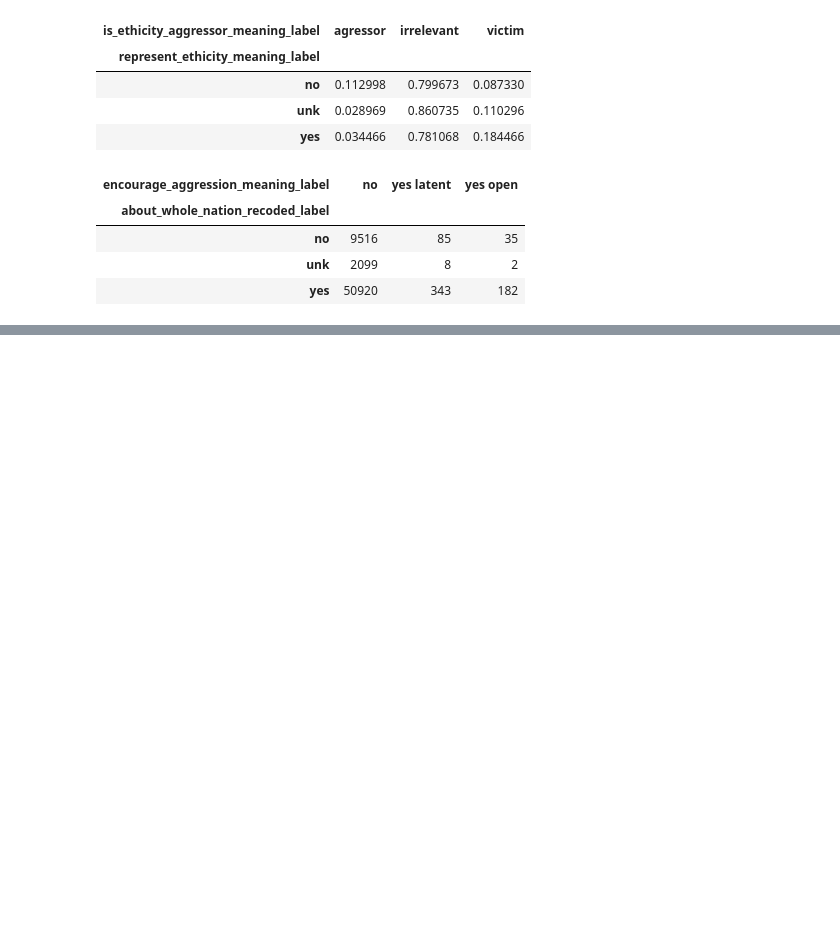
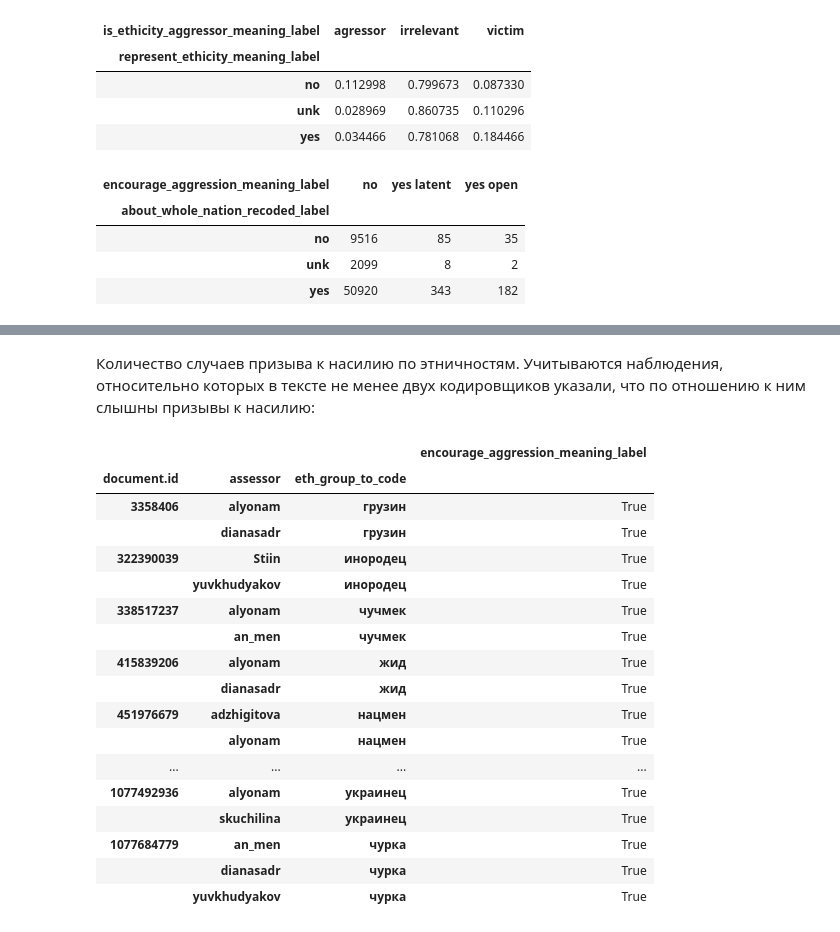
Before and after one commit to i-Hun/phd-thesis-code, a Jupyter notebook: exploration.ipynb, the cells around one changed output, grey strips where cells are left out. Saved outputs shown, nothing was run; the diff lists cells and outputs as text; code cells hidden in the pictures; blank space fills up the shorter version.

```diff
--- a/exploration.ipynb
+++ b/exploration.ipynb
@@ -540,0 +637,4 @@ pd.crosstab(
+# %%
+ids_of_encourage_aggression_posts = a.groupby(["document.id", "eth_group_to_code"]).sum()\
+    .query("encourage_aggression_meaning_label >= 2")\
+    .index.get_level_values("document.id").unique().tolist()
@@ -540,0 +654,24 @@ pd.crosstab(
+# %% [markdown]
+Количество случаев призыва к насилию по этничностям. Учитываются наблюдения, относительно которых в тексте не менее двух кодировщиков указали, что по отношению к ним слышны призывы к насилию:
+# %%
+a[a.index.isin(ids_of_encourage_aggression_posts, level=0)]\
+    .query("encourage_aggression_meaning_label==True")
+# %% [output]
+|  |  |  | encourage_aggression_meaning_label |
+| document.id | assessor | eth_group_to_code |  |
+| 3358406 | alyonam | грузин | True |
+|  | dianasadr | грузин | True |
+| 322390039 | Stiin | инородец | True |
+|  | yuvkhudyakov | инородец | True |
+| 338517237 | alyonam | чучмек | True |
+|  | an_men | чучмек | True |
+| 415839206 | alyonam | жид | True |
+|  | dianasadr | жид | True |
+| 451976679 | adzhigitova | нацмен | True |
+|  | alyonam | нацмен | True |
+| ... | ... | ... | ... |
+| 1077492936 | alyonam | украинец | True |
+|  | skuchilina | украинец | True |
+| 1077684779 | an_men | чурка | True |
+|  | dianasadr | чурка | True |
+|  | yuvkhudyakov | чурка | True |
```
Also changed, not shown: parts of 28 cells of this notebook, 6 other files.
